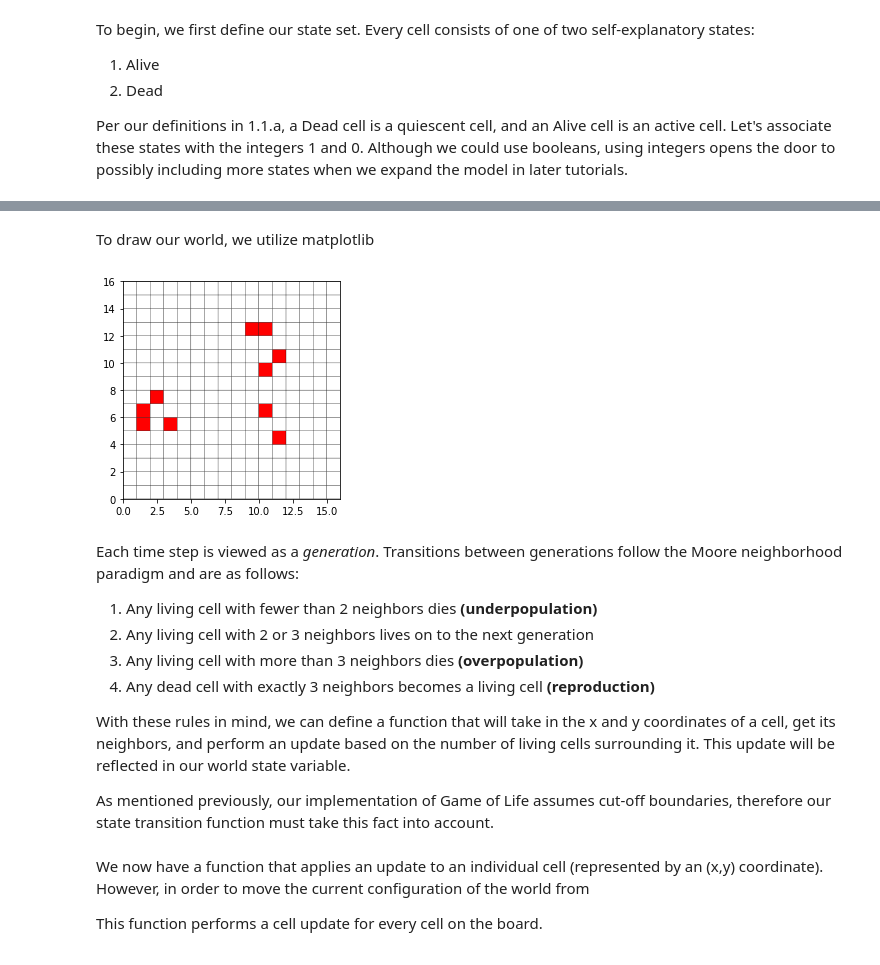
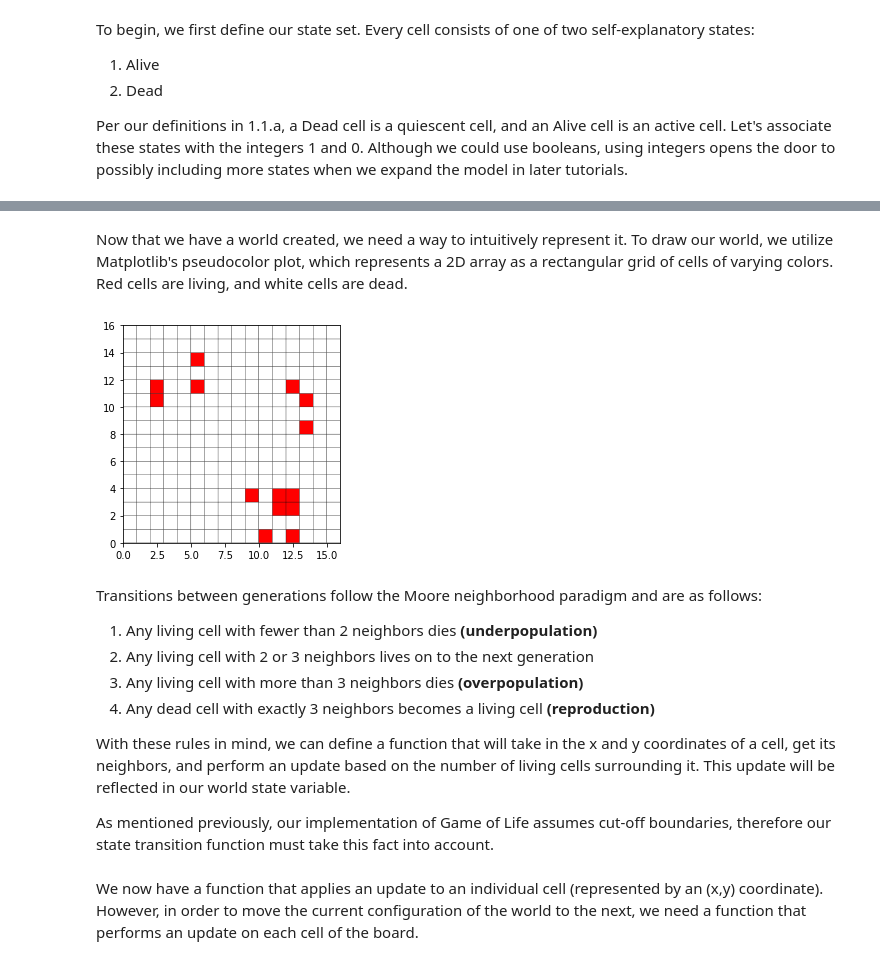
Before and after one commit to bglowniak/GameOfLifeTutorial, a Jupyter notebook: notebooks/part1--ca_intro.ipynb, the cells around one changed output, grey strips where cells are left out. Cells and saved outputs as stored; diff of their text form; code cells hidden in the pictures.

```diff
--- a/notebooks/part1--ca_intro.ipynb
+++ b/notebooks/part1--ca_intro.ipynb
@@ -106,21 +98,21 @@ def init_world(n = 16, cluster_n = 4, clusters = 3, threshold = 0.25):
                     world[world_x, world_y] = ALIVE
 
     return world
-# %% [markdown]
-To draw our world, we utilize matplotlib
+# %% [markdown]
+Now that we have a world created, we need a way to intuitively represent it. To draw our world, we utilize Matplotlib's pseudocolor plot, which represents a 2D array as a rectangular grid of cells of varying colors. Red cells are living, and white cells are dead.
 # %%
 def plot_world(world):
     cmap = colors.ListedColormap(['white', 'red'])
     plt.pcolor(world, cmap=cmap, edgecolor="black")
     plt.axis('square')
     plt.show()
 
-world = init_world() # initialize world with default conditions
-plot_world(world)
+world1 = init_world() # initialize world with default conditions
+plot_world(world1)
 # %% [output]
-[figure, old version]
+[figure, new version]
 # %% [markdown]
-Each time step is viewed as a *generation*. Transitions between generations follow the Moore neighborhood paradigm and are as follows:
+Transitions between generations follow the Moore neighborhood paradigm and are as follows:
 1. Any living cell with fewer than 2 neighbors dies **(underpopulation)**
 2. Any living cell with 2 or 3 neighbors lives on to the next generation
 3. Any living cell with more than 3 neighbors dies **(overpopulation)**
@@ -150,9 +142,7 @@ def update_cell(world, x, y):
     else:
         return ALIVE
 # %% [markdown]
-We now have a function that applies an update to an individual cell (represented by an (x,y) coordinate). However, in order to move the current configuration of the world from
-
-This function performs a cell update for every cell on the board.
+We now have a function that applies an update to an individual cell (represented by an (x,y) coordinate). However, in order to move the current configuration of the world to the next, we need a function that performs an update on each cell of the board.
 # %%
 def timestep(world):
     rows = world.shape[0]
```
Also changed, not shown: parts of 16 cells of this notebook, 2 other files.
